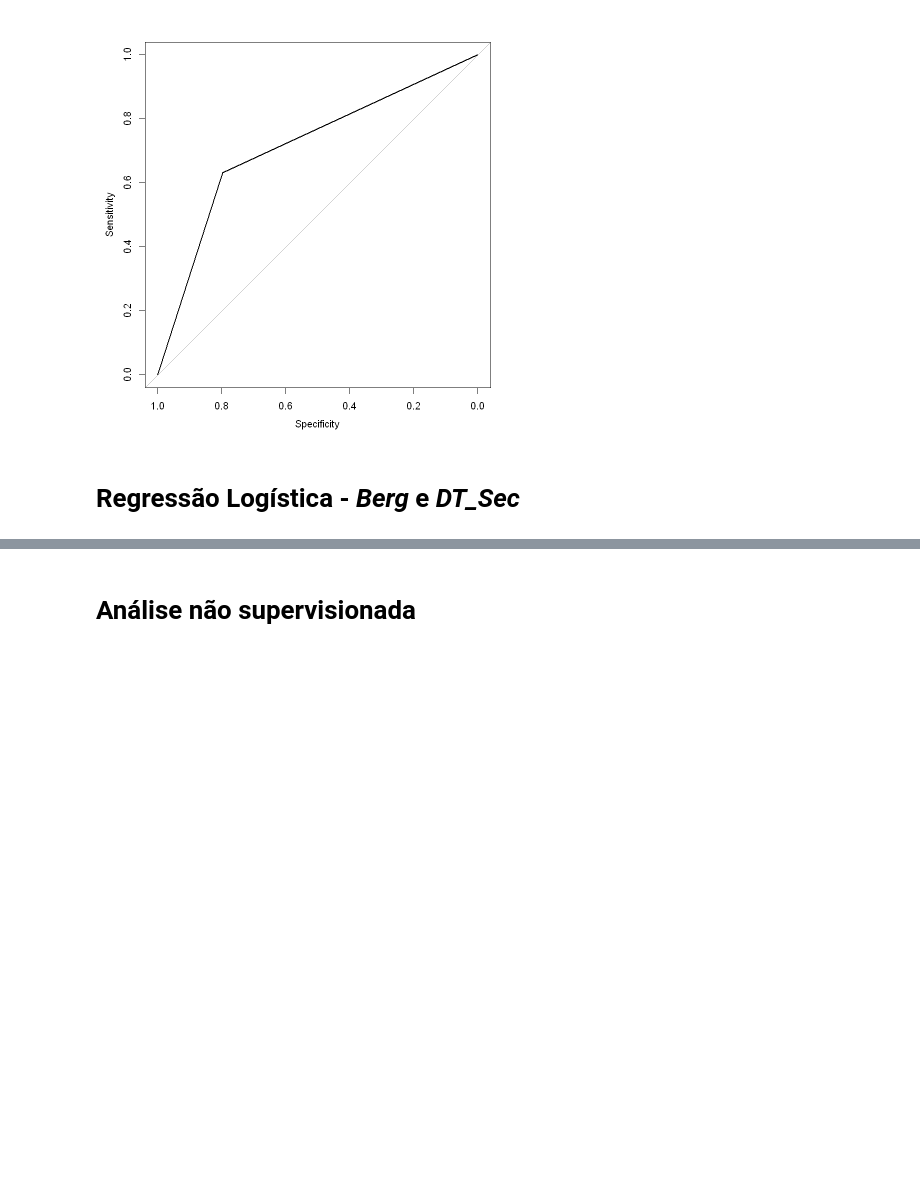
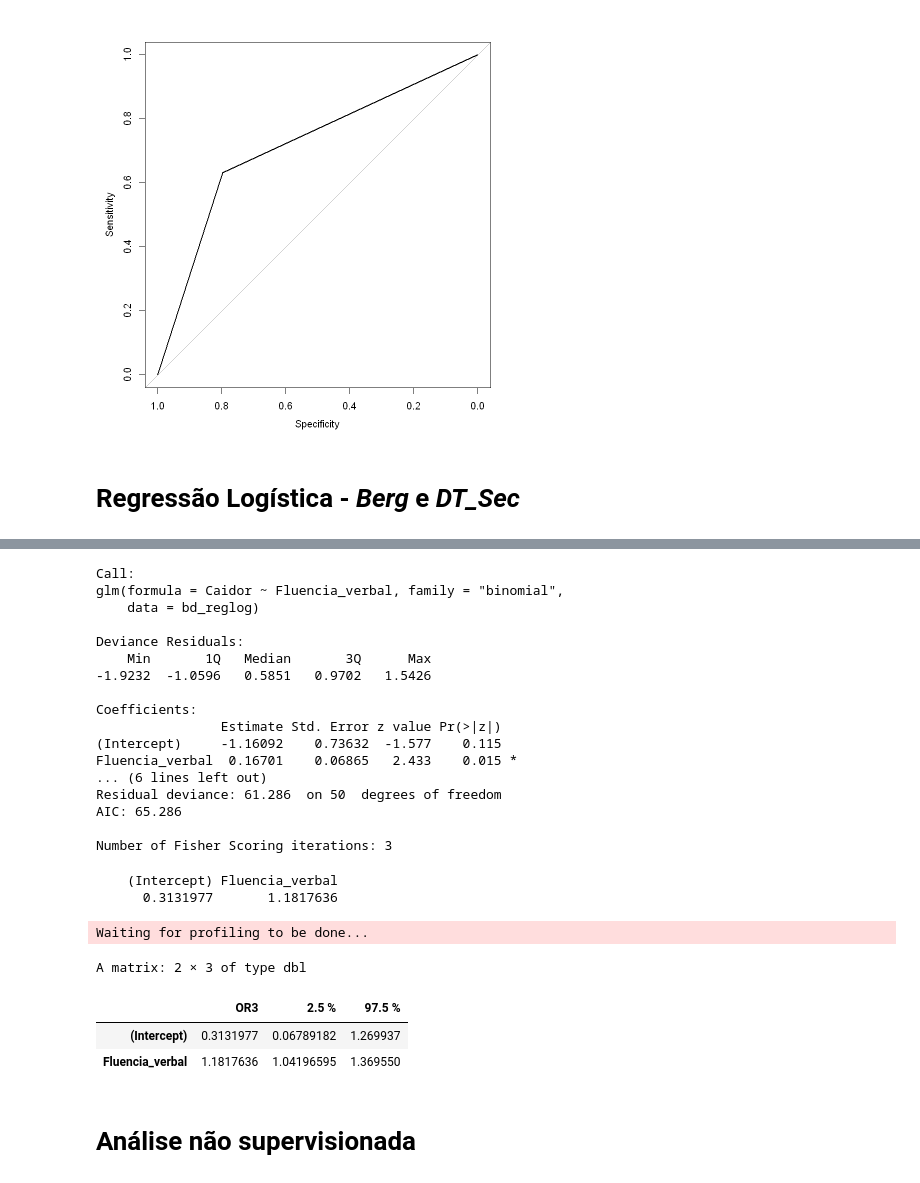
Before and after one commit to RenanBaltar/Analises_Heitor, a Jupyter notebook: Analise_Heitor_tese.ipynb, the cells around one changed output, grey strips where cells are left out. Saved outputs shown, nothing was run; the diff lists cells and outputs as text; code cells hidden in the pictures; blank space fills up the shorter version.

```diff
--- a/Analise_Heitor_tese.ipynb
+++ b/Analise_Heitor_tese.ipynb
@@ -1376,3 +1408,37 @@ A matrix: 2 × 3 of type dbl
+# %%
+set.seed(321)
+logistic_model3<- glm(Caidor ~ Fluencia_verbal,data=bd_reglog, family = 'binomial')
+summary(logistic_model3)
+#Razão de chances
+OR3<- exp(coef(logistic_model3))
+OR3
+#Intervalo de confiança
+exp(cbind(OR3=coef(logistic_model3), confint(logistic_model3)))
+# %% [output]
+Call:
+glm(formula = Caidor ~ Fluencia_verbal, family = "binomial",
+    data = bd_reglog)
+
+Deviance Residuals:
+    Min       1Q   Median       3Q      Max
+-1.9232  -1.0596   0.5851   0.9702   1.5426
+
+Coefficients:
+                Estimate Std. Error z value Pr(>|z|)
+(Intercept)     -1.16092    0.73632  -1.577    0.115
+Fluencia_verbal  0.16701    0.06865   2.433    0.015 *
+... (6 lines left out)
+Residual deviance: 61.286  on 50  degrees of freedom
+AIC: 65.286
+
+Number of Fisher Scoring iterations: 3
+    (Intercept) Fluencia_verbal
+      0.3131977       1.1817636
+Waiting for profiling to be done...
+A matrix: 2 × 3 of type dbl
+|  | OR3 | 2.5 % | 97.5 % |
+| (Intercept) | 0.3131977 | 0.06789182 | 1.269937 |
+| Fluencia_verbal | 1.1817636 | 1.04196595 | 1.369550 |
 # %% [markdown]
 # Análise não supervisionada
 # %% [markdown]
```
Also changed, not shown: parts of 6 cells of this notebook.
